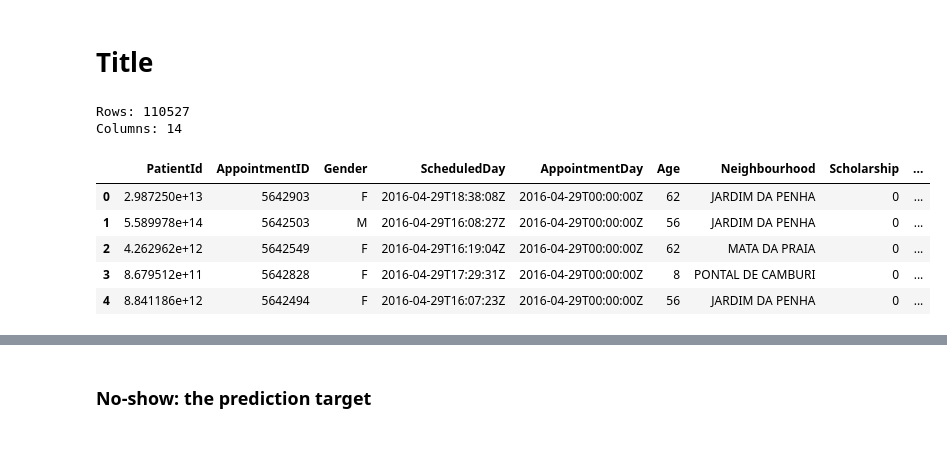
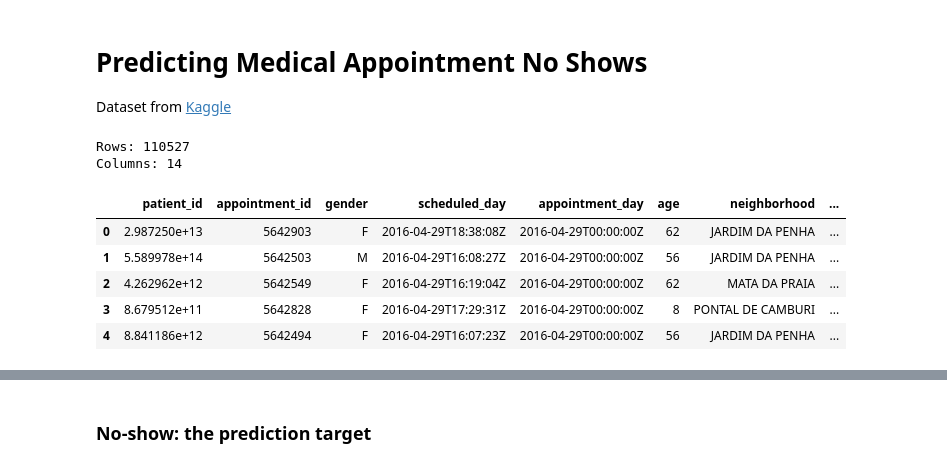
Before and after one commit to andrewboho/thinkful-data-science-bootcamp, a Jupyter notebook: bootcamp/capstone/supervised_learning_capstone.ipynb, the cells around one changed output, grey strips where cells are left out. Drawn from its saved outputs; the diff is of its cells as text; code cells hidden in the pictures.

```diff
--- a/bootcamp/capstone/supervised_learning_capstone.ipynb
+++ b/bootcamp/capstone/supervised_learning_capstone.ipynb
@@ -8,21 +8,25 @@ import seaborn as sns
 
 import warnings
 warnings.filterwarnings("ignore")
-# %% [markdown]
-# Title
+# %% [markdown]
+# Predicting Medical Appointment No Shows
+Dataset from [Kaggle](https://www.kaggle.com/joniarroba/noshowappointments/version/3/home)
 # %%
 raw_data = pd.read_csv("KaggleV2-May-2016.csv")
+raw_data.columns = ["patient_id", "appointment_id", "gender", "scheduled_day", "appointment_day",
+                   "age", "neighborhood", "scholarship", "hypertension", "diabetes", "alcoholism",
+                   "handicap", "sms_received", "no_show"]
 print("Rows: {}\nColumns: {}".format(raw_data.shape[0], raw_data.shape[1]))
 raw_data.head()
 # %% [output]
 Rows: 110527
 Columns: 14
-|  | PatientId | AppointmentID | Gender | ScheduledDay | AppointmentDay | Age | Neighbourhood | Scholarship | ... |
-| 0 | 2.987250e+13 | 5642903 | F | 2016-04-29T18:38:08Z | 2016-04-29T00:00:00Z | 62 | JARDIM DA PENHA | 0 | ... |
-| 1 | 5.589978e+14 | 5642503 | M | 2016-04-29T16:08:27Z | 2016-04-29T00:00:00Z | 56 | JARDIM DA PENHA | 0 | ... |
-| 2 | 4.262962e+12 | 5642549 | F | 2016-04-29T16:19:04Z | 2016-04-29T00:00:00Z | 62 | MATA DA PRAIA | 0 | ... |
-| 3 | 8.679512e+11 | 5642828 | F | 2016-04-29T17:29:31Z | 2016-04-29T00:00:00Z | 8 | PONTAL DE CAMBURI | 0 | ... |
-| 4 | 8.841186e+12 | 5642494 | F | 2016-04-29T16:07:23Z | 2016-04-29T00:00:00Z | 56 | JARDIM DA PENHA | 0 | ... |
+|  | patient_id | appointment_id | gender | scheduled_day | appointment_day | age | neighborhood | ... |
+| 0 | 2.987250e+13 | 5642903 | F | 2016-04-29T18:38:08Z | 2016-04-29T00:00:00Z | 62 | JARDIM DA PENHA | ... |
+| 1 | 5.589978e+14 | 5642503 | M | 2016-04-29T16:08:27Z | 2016-04-29T00:00:00Z | 56 | JARDIM DA PENHA | ... |
+| 2 | 4.262962e+12 | 5642549 | F | 2016-04-29T16:19:04Z | 2016-04-29T00:00:00Z | 62 | MATA DA PRAIA | ... |
+| 3 | 8.679512e+11 | 5642828 | F | 2016-04-29T17:29:31Z | 2016-04-29T00:00:00Z | 8 | PONTAL DE CAMBURI | ... |
+| 4 | 8.841186e+12 | 5642494 | F | 2016-04-29T16:07:23Z | 2016-04-29T00:00:00Z | 56 | JARDIM DA PENHA | ... |
 # %%
 raw_data.info()
 # %% [output]
```
Also changed, not shown: parts of 52 cells of this notebook.
